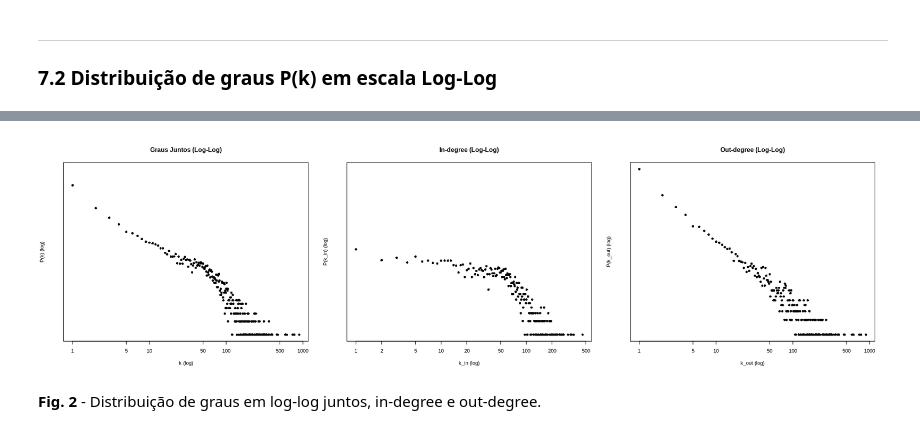
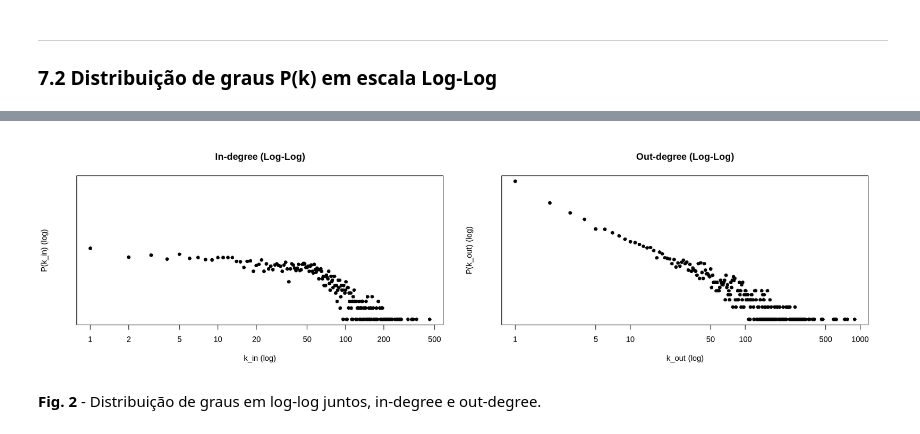
Before and after one commit to marinasantiago1718/WikipediaGraph, a Jupyter notebook: wikiVote.ipynb, the cells around one changed output, grey strips where cells are left out. Drawn from its saved outputs; the diff is of its cells as text; code cells hidden in the pictures.

Commit message:
Remoção do Histograma Misturado

```diff
--- a/wikiVote.ipynb
+++ b/wikiVote.ipynb
@@ -383,15 +319,7 @@ Em síntese, a decisão de desagregar in-degree e out-degree foi metodologicamen
 
 options(repr.plot.width = 18, repr.plot.height = 5)
 
-par(mfrow = c(1,3))
-
-# Misturado
-plot(k_total_vals, P_total,
-     log = "xy",
-     pch = 16,
-     xlab = "k (log)",
-     ylab = "P(k) (log)",
-     main = "Graus Juntos (Log-Log)")
+par(mfrow = c(1,2))
 
 # In-degree
 plot(k_in_vals, P_in,
@@ -418,4 +344,4 @@ Warning message in xy.coords(x, y, xlabel, ylabel, log):
-[figure, old version]
+[figure, new version]
 # %% [markdown]
 **Fig. 2** - Distribuição de graus em log-log juntos, in-degree e out-degree.
 # %% [markdown]
```
Also changed, not shown: parts of 7 cells of this notebook.
